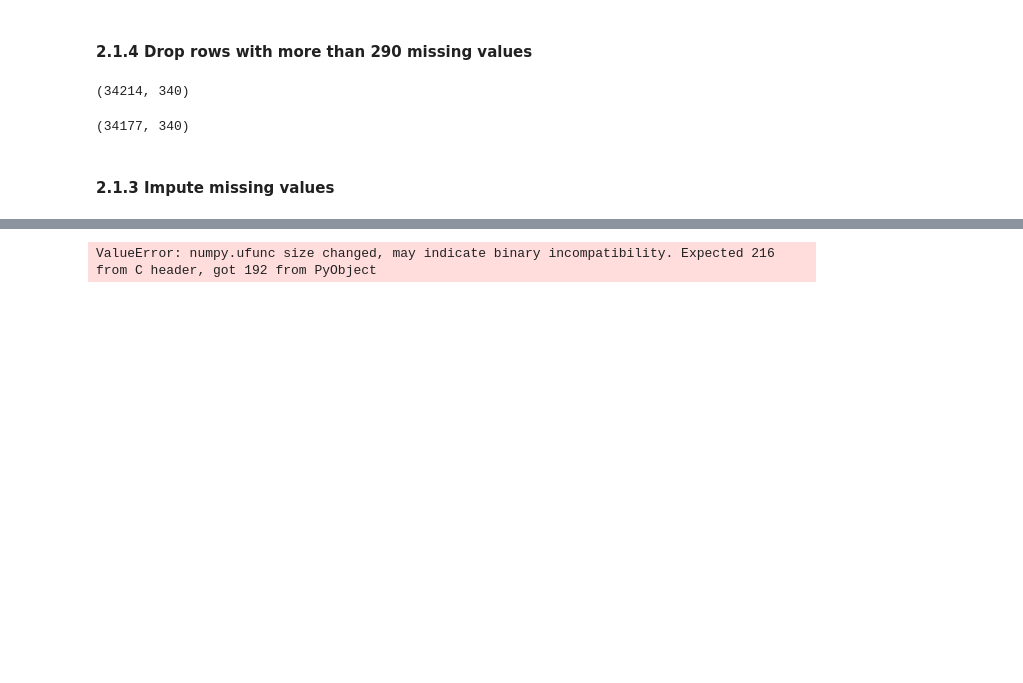
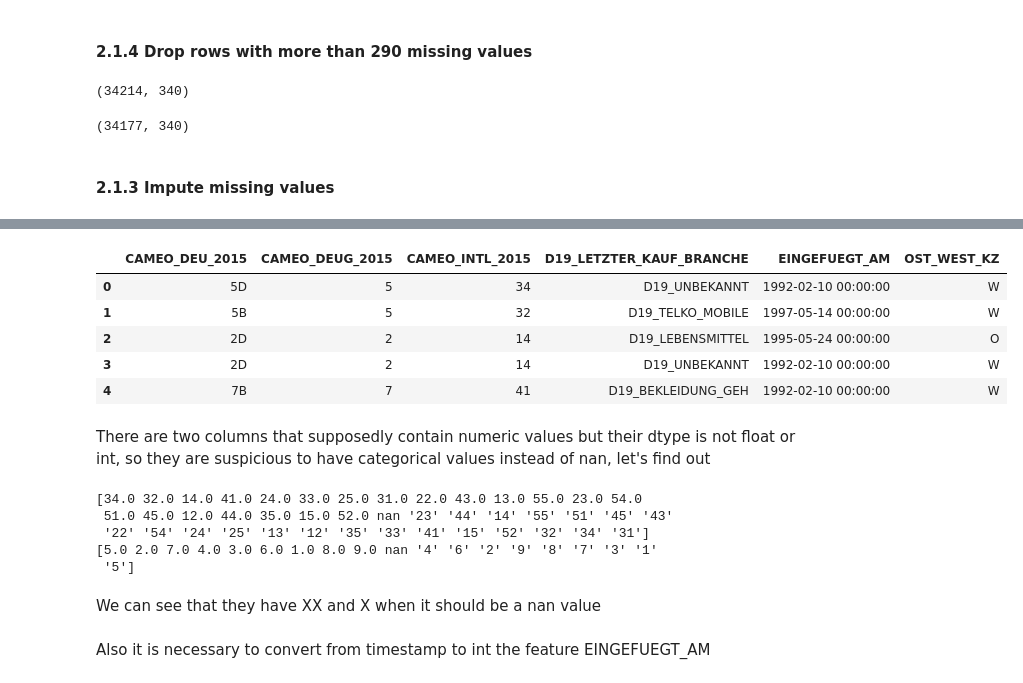
Before and after one commit to AlbertoDeBlas/MLEngineerNanodegreeCapstone, a Jupyter notebook: Arvato Project Workbook Part 2 Supervised Learning Model.ipynb, the cells around one changed output, grey strips where cells are left out. Drawn from its saved outputs; the diff is of its cells as text; code cells hidden in the pictures; blank space fills up the shorter version.

Commit message:
Clean numerical columns and convert date to int
feat: Clean numerical columns and convert date to int

```diff
--- a/Arvato Project Workbook Part 2 Supervised Learning Model.ipynb
+++ b/Arvato Project Workbook Part 2 Supervised Learning Model.ipynb
@@ -237,8 +237,24 @@ xarray 0.15.1 has requirement pandas>=0.25, but you'll have pandas 0.24.2 which
 You are using pip version 10.0.1, however version 20.1 is available.
 You should consider upgrading via the 'pip install --upgrade pip' command.
-# %%
-from autoimpute.imputations import MultipleImputer
-imp = MultipleImputer()
-imp.fit_transform(data)
-# %% [output]
-ValueError: numpy.ufunc size changed, may indicate binary incompatibility. Expected 216 from C header, got 192 from PyObject
+# %%
+mailout_train_df.select_dtypes(exclude=['float', 'int']).head()
+# %% [output]
+|  | CAMEO_DEU_2015 | CAMEO_DEUG_2015 | CAMEO_INTL_2015 | D19_LETZTER_KAUF_BRANCHE | EINGEFUEGT_AM | OST_WEST_KZ |
+| 0 | 5D | 5 | 34 | D19_UNBEKANNT | 1992-02-10 00:00:00 | W |
+| 1 | 5B | 5 | 32 | D19_TELKO_MOBILE | 1997-05-14 00:00:00 | W |
+| 2 | 2D | 2 | 14 | D19_LEBENSMITTEL | 1995-05-24 00:00:00 | O |
+| 3 | 2D | 2 | 14 | D19_UNBEKANNT | 1992-02-10 00:00:00 | W |
+| 4 | 7B | 7 | 41 | D19_BEKLEIDUNG_GEH | 1992-02-10 00:00:00 | W |
+# %% [markdown]
+There are two columns that supposedly contain numeric values but their dtype is not float or int, so they are suspicious to have categorical values instead of nan, let's find out
+# %%
+print(mailout_train_df['CAMEO_INTL_2015'].unique())
+print(mailout_train_df['CAMEO_DEUG_2015'].unique())
+# %% [output]
+[34.0 32.0 14.0 41.0 24.0 33.0 25.0 31.0 22.0 43.0 13.0 55.0 23.0 54.0
+ 51.0 45.0 12.0 44.0 35.0 15.0 52.0 nan '23' '44' '14' '55' '51' '45' '43'
+ '22' '54' '24' '25' '13' '12' '35' '33' '41' '15' '52' '32' '34' '31']
+[5.0 2.0 7.0 4.0 3.0 6.0 1.0 8.0 9.0 nan '4' '6' '2' '9' '8' '7' '3' '1'
+ '5']
+# %% [markdown]
+We can see that they have XX and X when it should be a nan value
@@ -244,0 +270,2 @@ ValueError: numpy.ufunc size changed, may indicate binary incompatibility. Expec
+# %% [markdown]
+Also it is necessary to convert from timestamp to int the feature EINGEFUEGT_AM
```
Also changed, not shown: parts of 11 cells of this notebook, 1 other file.
